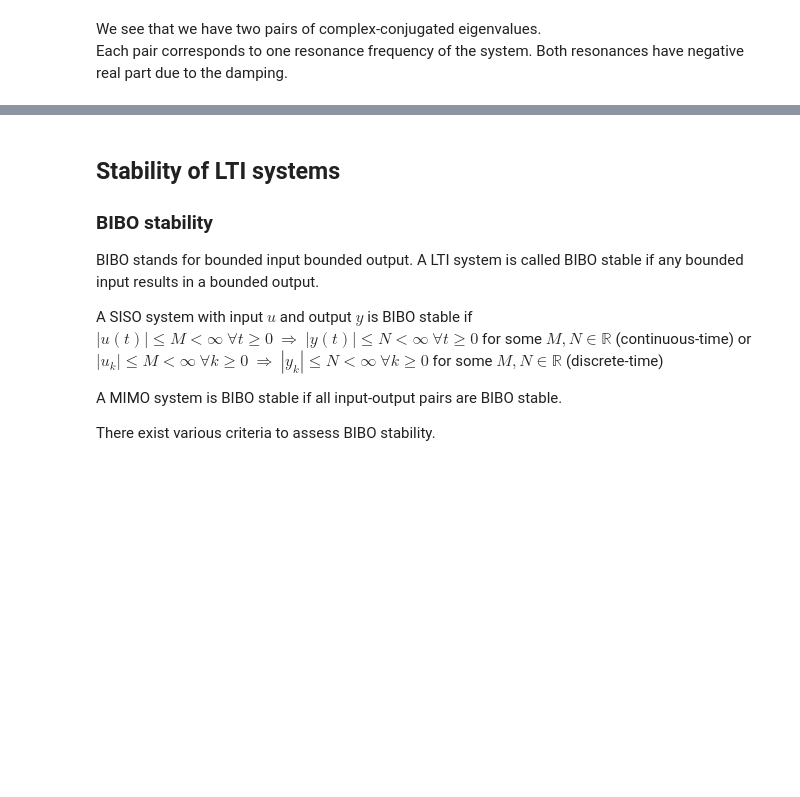
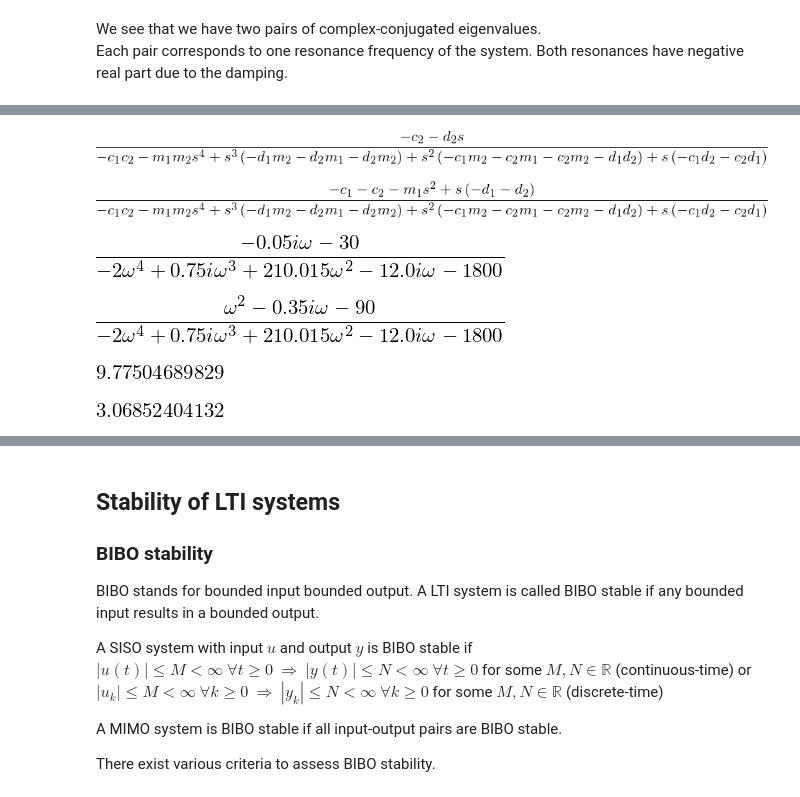
Before and after one commit to MarkusLohmayer/LTI-tutorial, a Jupyter notebook: LTI-tutorial.ipynb, the cells around one changed output, grey strips where cells are left out. Cells and saved outputs as stored; diff of their text form; code cells hidden in the pictures; blank space fills up the shorter version.

```diff
--- a/LTI-tutorial.ipynb
+++ b/LTI-tutorial.ipynb
@@ -823,0 +976,56 @@ For discrete-time systems analogous concepts exist, namely the discrete-time Fou
+# %%
+import sympy as sp
+sp.init_printing()
+
+s = sp.Symbol('s')
+omega = sp.Symbol('omega')
+
+M_1 = sp.Symbol('m_1')
+M_2 = sp.Symbol('m_2')
+D_1 = sp.Symbol('d_1')
+D_2 = sp.Symbol('d_2')
+C_1 = sp.Symbol('c_1')
+C_2 = sp.Symbol('c_2')
+
+A = sp.Matrix([[0, 0, 1, 0],
+              [0, 0, 0, 1],
+              [-(C_1+C_2)/M_1, C_2/M_1, -(D_1+D_2)/M_1, D_2/M_1],
+              [C_2/M_2, -C_2/M_2, D_2/M_2, -D_2/M_2]])
+B = sp.Matrix([[0], [0], [0], [1/M_2]])
+C = sp.Matrix([[1, 0, 0, 0], [0, 1, 0, 0]])
+
+G = C.dot((s*sp.eye(4) - A).inv().dot(B))
+
+G1 = G[0].simplify()
+G1numer = sp.collect(sp.expand(sp.numer(G1)), s)
+G1denom = sp.collect(sp.expand(sp.denom(G1)), s)
+G1 = G1numer / G1denom
+G1
+# %% [output]
+[figure, added]
+# %%
+G2 = G[1].simplify()
+G2numer = sp.collect(sp.expand(sp.numer(G2)), s)
+G2denom = sp.collect(sp.expand(sp.denom(G2)), s)
+G2 = G2numer / G2denom
+G2
+# %% [output]
+[figure, added]
+# %%
+g1 = G1.subs({s:sp.I*omega, M_1:m_1, M_2:m_2, C_1:c_1, C_2:c_2, D_1:d_1, D_2:d_2})
+g1
+# %% [output]
+[figure, added]
+# %%
+g2 = G2.subs({s:sp.I*omega, M_1:m_1, M_2:m_2, C_1:c_1, C_2:c_2, D_1:d_1, D_2:d_2})
+g2
+# %% [output]
+[figure, added]
+# %%
+eigenvalues[0].imag
+# %% [output]
+[figure, added]
+# %%
+eigenvalues[2].imag
+# %% [output]
+[figure, added]
```
Also changed, not shown: parts of 24 cells of this notebook, 15 other files.
